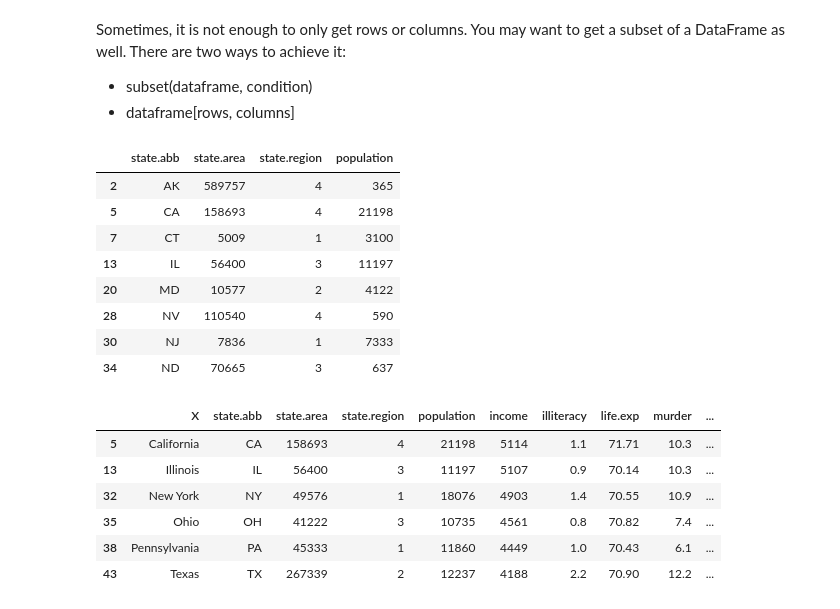
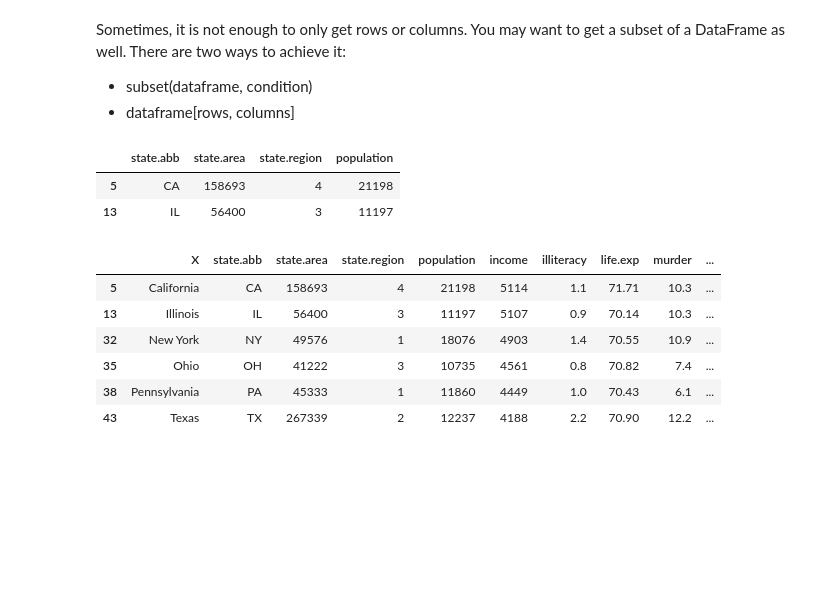
Before and after one commit to mukerong/Toolkit, a Jupyter notebook: R/R-Basics.ipynb, the cells around one changed output. Drawn from its saved outputs; the diff is of its cells as text; code cells hidden in the pictures; blank space fills up the shorter version.

```diff
--- a/R/R-Basics.ipynb
+++ b/R/R-Basics.ipynb
@@ -202,0 +234,3 @@ state_info$population
+# %%
+state_info$college <- c(1, 2)
+head(state_info)
@@ -202,0 +247,3 @@ state_info$population
+# %%
+state_info <- subset(state_info, select = -college)
+head(state_info)
@@ -208,17 +263,11 @@ Sometimes, it is not enough to only get rows or columns. You may want to get a s
 * subset(dataframe, condition)
 * dataframe[rows, columns]
 # %%
-subset(state_info, income > 5000, 2:5)
+subset(state_info, income > 5000 & population > 10000, 2:5)
 # %% [output]
 |  | state.abb | state.area | state.region | population |
-| 2 | AK | 589757 | 4 | 365 |
 | 5 | CA | 158693 | 4 | 21198 |
-| 7 | CT | 5009 | 1 | 3100 |
 | 13 | IL | 56400 | 3 | 11197 |
-| 20 | MD | 10577 | 2 | 4122 |
-| 28 | NV | 110540 | 4 | 590 |
-| 30 | NJ | 7836 | 1 | 7333 |
-| 34 | ND | 70665 | 3 | 637 |
 # %%
 state_info[state_info$population > 10000, ]
 # %% [output]
```
Also changed, not shown: parts of 9 cells of this notebook.
